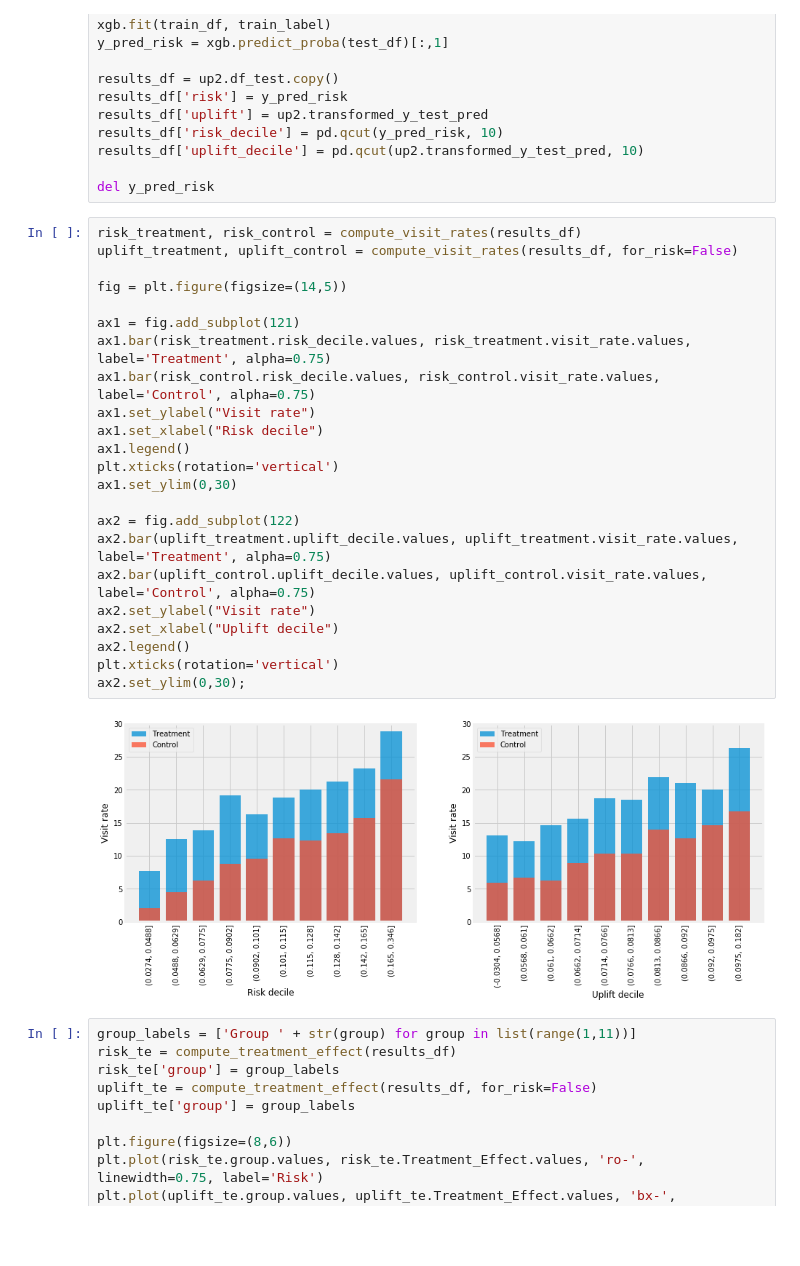
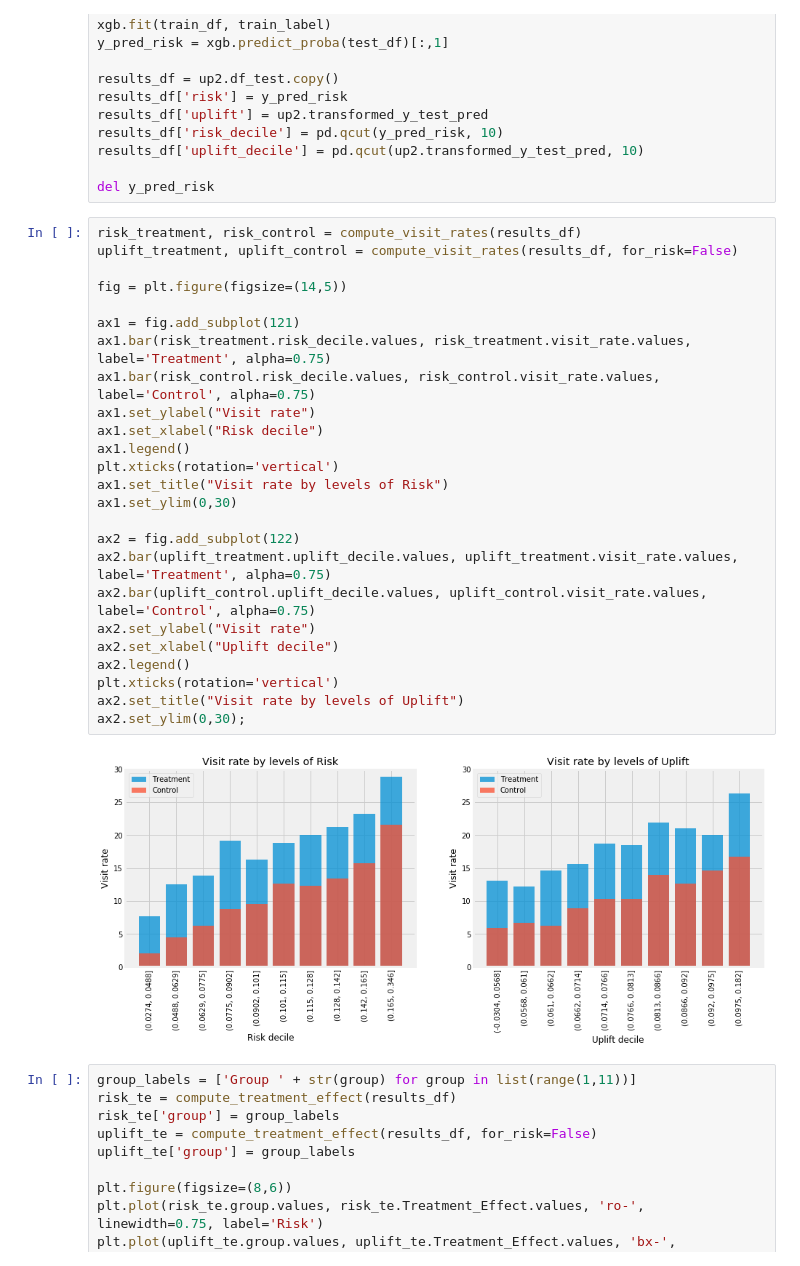
Before and after one commit to W-Tran/uplift-modelling, a Jupyter notebook: Uplift_Modelling.ipynb, the cells around one changed output. Saved outputs shown, nothing was run; the diff lists cells and outputs as text; blank space fills up the shorter version.

Commit message:
update figure titles

```diff
--- a/Uplift_Modelling.ipynb
+++ b/Uplift_Modelling.ipynb
@@ -760,28 +762,30 @@ del y_pred_risk
 # %%
 risk_treatment, risk_control = compute_visit_rates(results_df)
 uplift_treatment, uplift_control = compute_visit_rates(results_df, for_risk=False)
 
 fig = plt.figure(figsize=(14,5))
 
 ax1 = fig.add_subplot(121)
 ax1.bar(risk_treatment.risk_decile.values, risk_treatment.visit_rate.values, label='Treatment', alpha=0.75)
 ax1.bar(risk_control.risk_decile.values, risk_control.visit_rate.values, label='Control', alpha=0.75)
 ax1.set_ylabel("Visit rate")
 ax1.set_xlabel("Risk decile")
 ax1.legend()
 plt.xticks(rotation='vertical')
+ax1.set_title("Visit rate by levels of Risk")
 ax1.set_ylim(0,30)
 
 ax2 = fig.add_subplot(122)
 ax2.bar(uplift_treatment.uplift_decile.values, uplift_treatment.visit_rate.values, label='Treatment', alpha=0.75)
 ax2.bar(uplift_control.uplift_decile.values, uplift_control.visit_rate.values, label='Control', alpha=0.75)
 ax2.set_ylabel("Visit rate")
 ax2.set_xlabel("Uplift decile")
 ax2.legend()
 plt.xticks(rotation='vertical')
+ax2.set_title("Visit rate by levels of Uplift")
 ax2.set_ylim(0,30);
 # %% [output]
-[figure, old version]
+[figure, new version]
 # %%
 group_labels = ['Group ' + str(group) for group in list(range(1,11))]
 risk_te = compute_treatment_effect(results_df)
```
Also changed, not shown: parts of 1 cell of this notebook.
